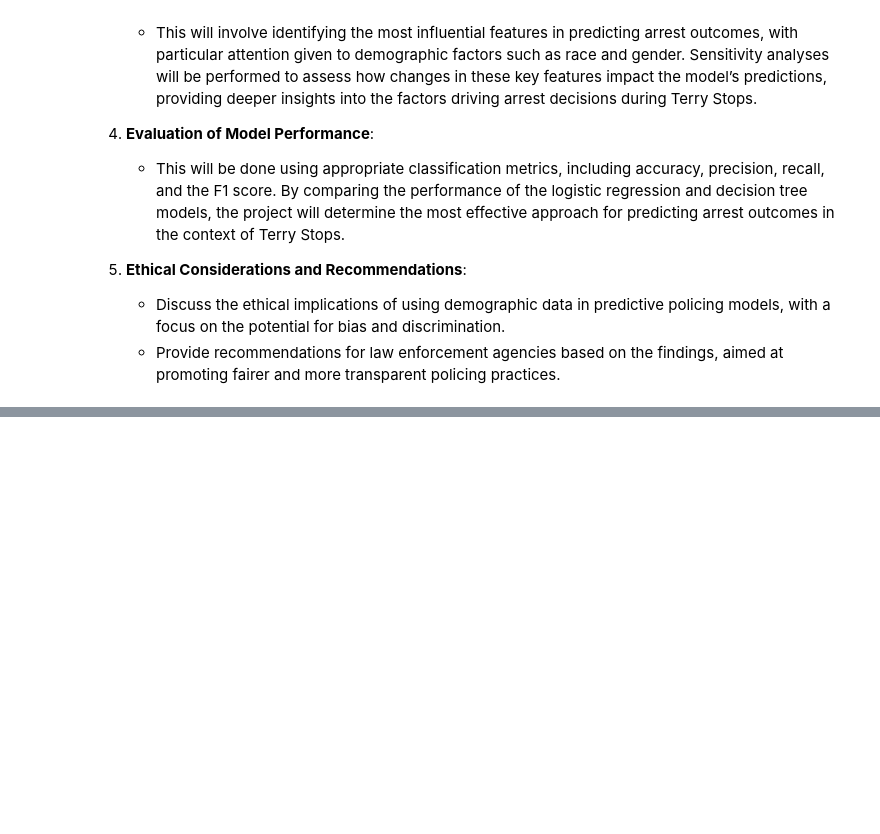
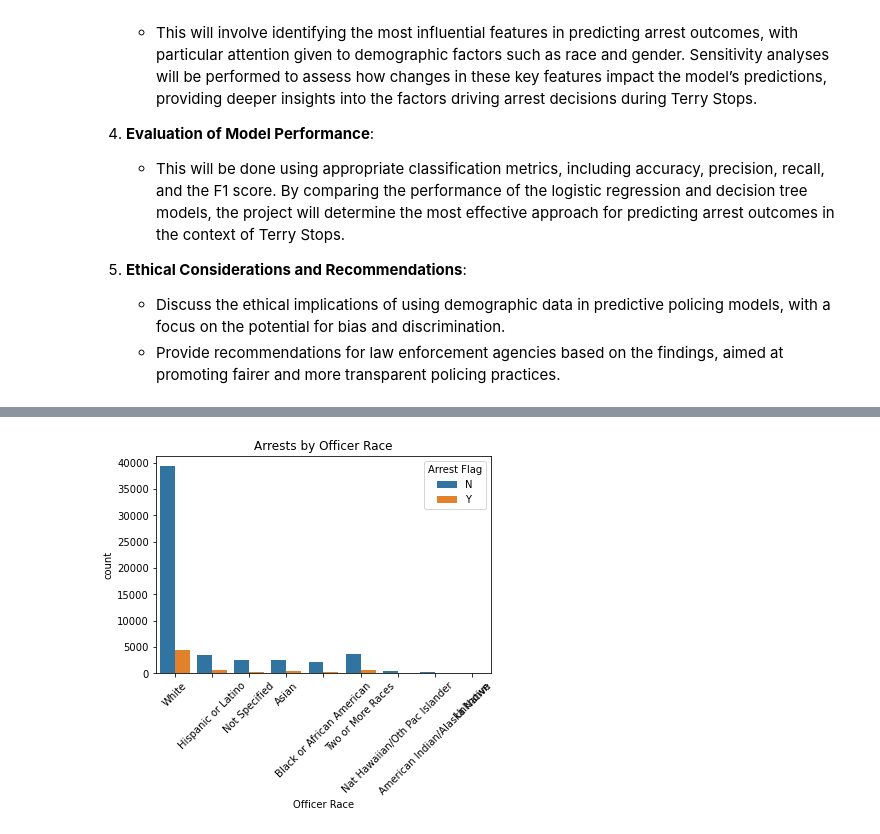
Before and after one commit to FaithMUTIS/Phase-3-Project, a Jupyter notebook: index.ipynb, the cells around one changed output, grey strips where cells are left out. Cells and saved outputs as stored; diff of their text form; code cells hidden in the pictures; blank space fills up the shorter version.

```diff
--- a/index.ipynb
+++ b/index.ipynb
@@ -38,0 +127,8 @@ This project will focus on developing a classification model to predict arrest o
+# %%
+# Visualizing the distribution of arrests by officer race
+sns.countplot(x='Officer Race', hue='Arrest Flag', data=df)
+plt.title('Arrests by Officer Race')
+plt.xticks(rotation=45)  # Rotating the x-axis labels for readability
+plt.show()
+# %% [output]
+[figure, added]
```
Also changed, not shown: parts of 12 cells of this notebook.
